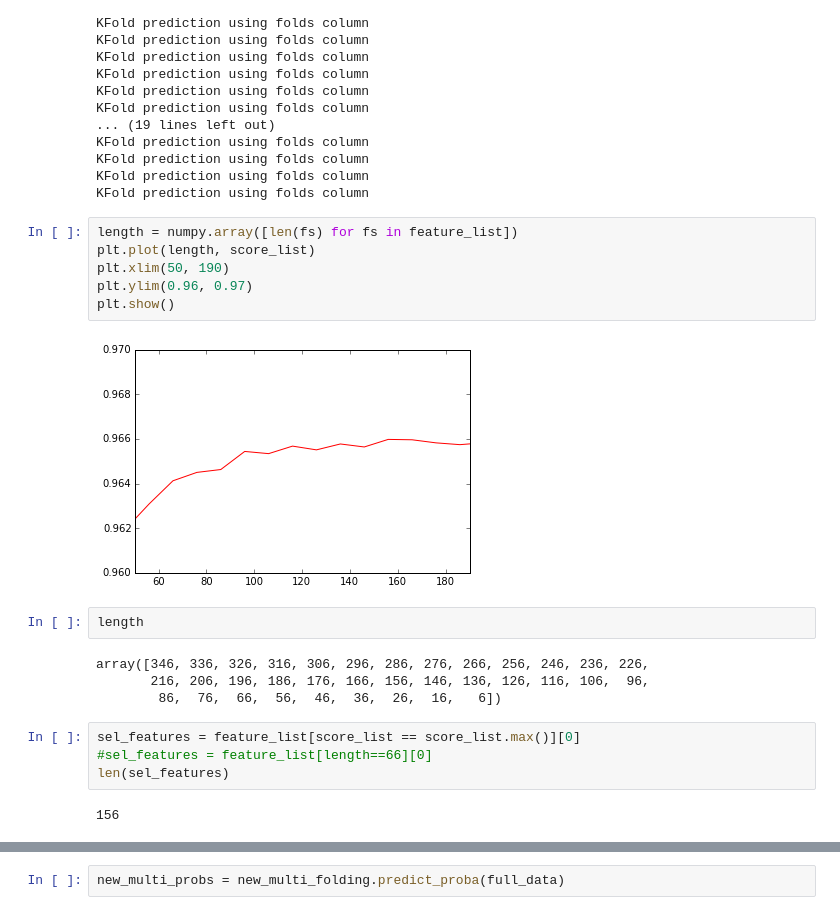
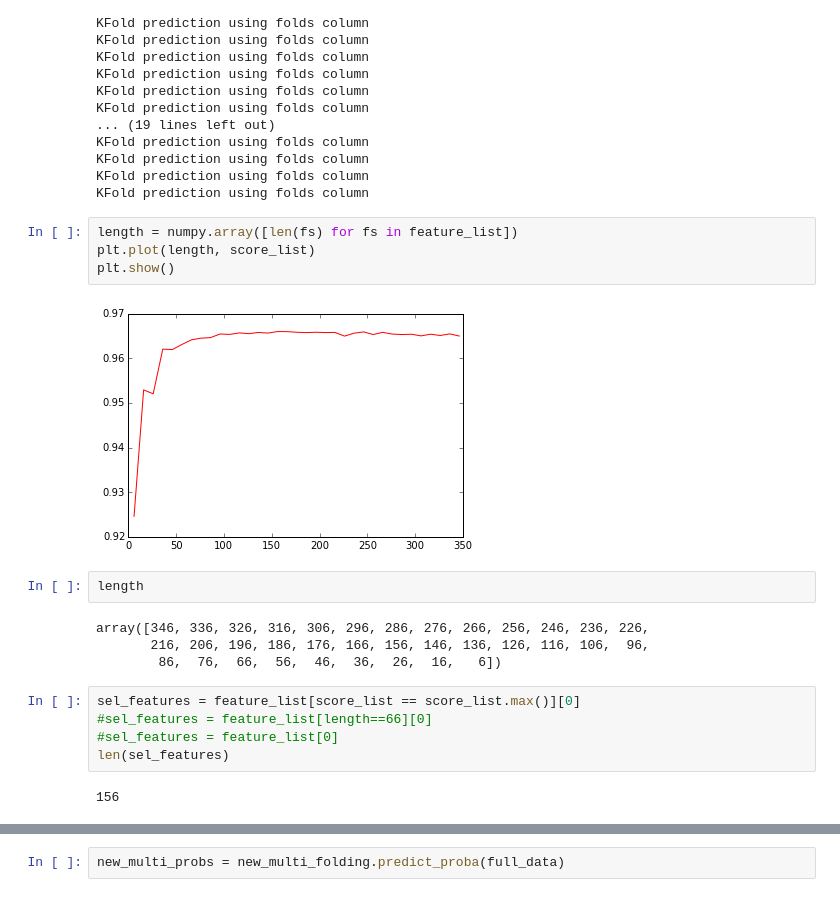
Before and after one commit to tlikhomanenko/jet_tagging_LHCb, a Jupyter notebook: jet-tagging.ipynb, the cells around one changed output, grey strips where cells are left out. Drawn from its saved outputs; the diff is of its cells as text.

```diff
--- a/jet-tagging.ipynb
+++ b/jet-tagging.ipynb
@@ -278,11 +278,9 @@ KFold prediction using folds column
 # %%
 length = numpy.array([len(fs) for fs in feature_list])
 plt.plot(length, score_list)
-plt.xlim(50, 190)
-plt.ylim(0.96, 0.97)
 plt.show()
 # %% [output]
-[figure, old version]
+[figure, new version]
 # %%
 length
 # %% [output]
@@ -292,6 +290,7 @@ array([346, 336, 326, 316, 306, 296, 286, 276, 266, 256, 246, 236, 226,
 # %%
 sel_features = feature_list[score_list == score_list.max()][0]
 #sel_features = feature_list[length==66][0]
+#sel_features = feature_list[0]
 len(sel_features)
 # %% [output]
 156
```
Also changed, not shown: parts of 5 cells of this notebook, 3 other files.
